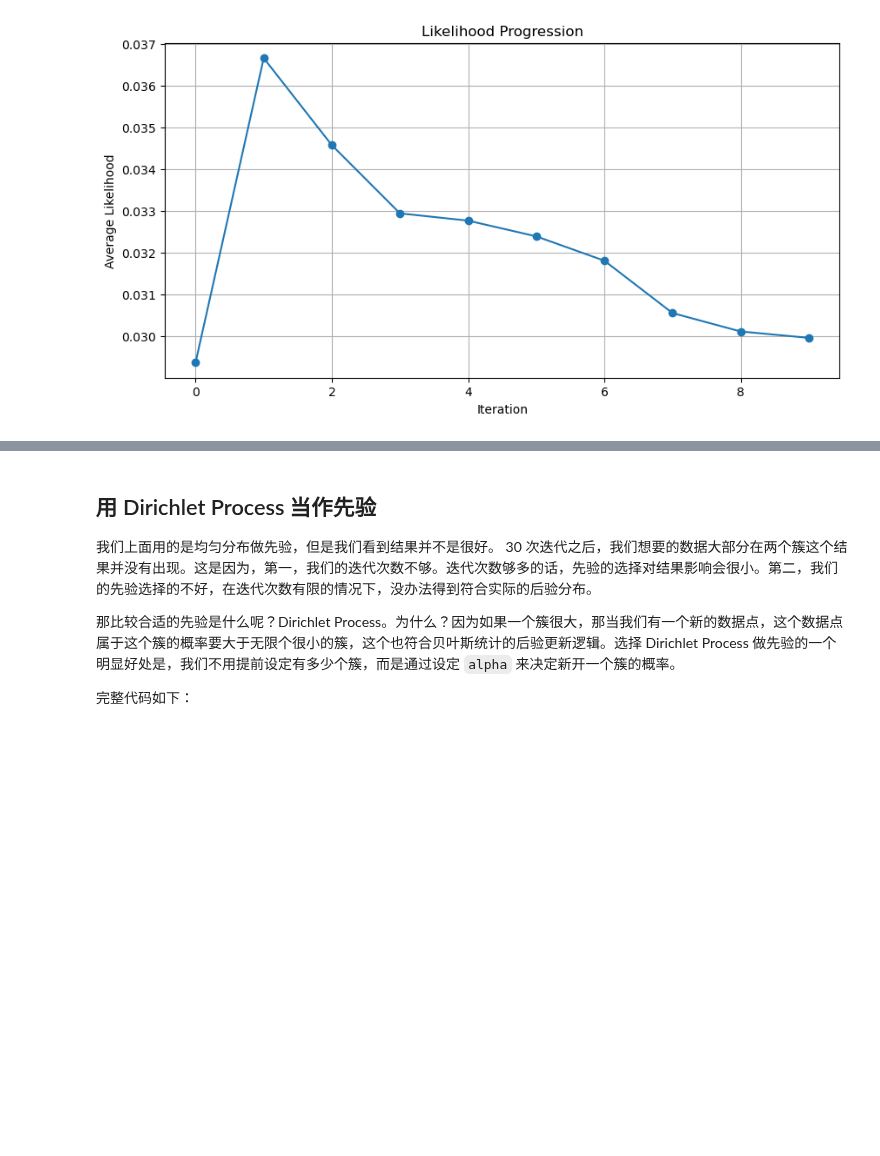
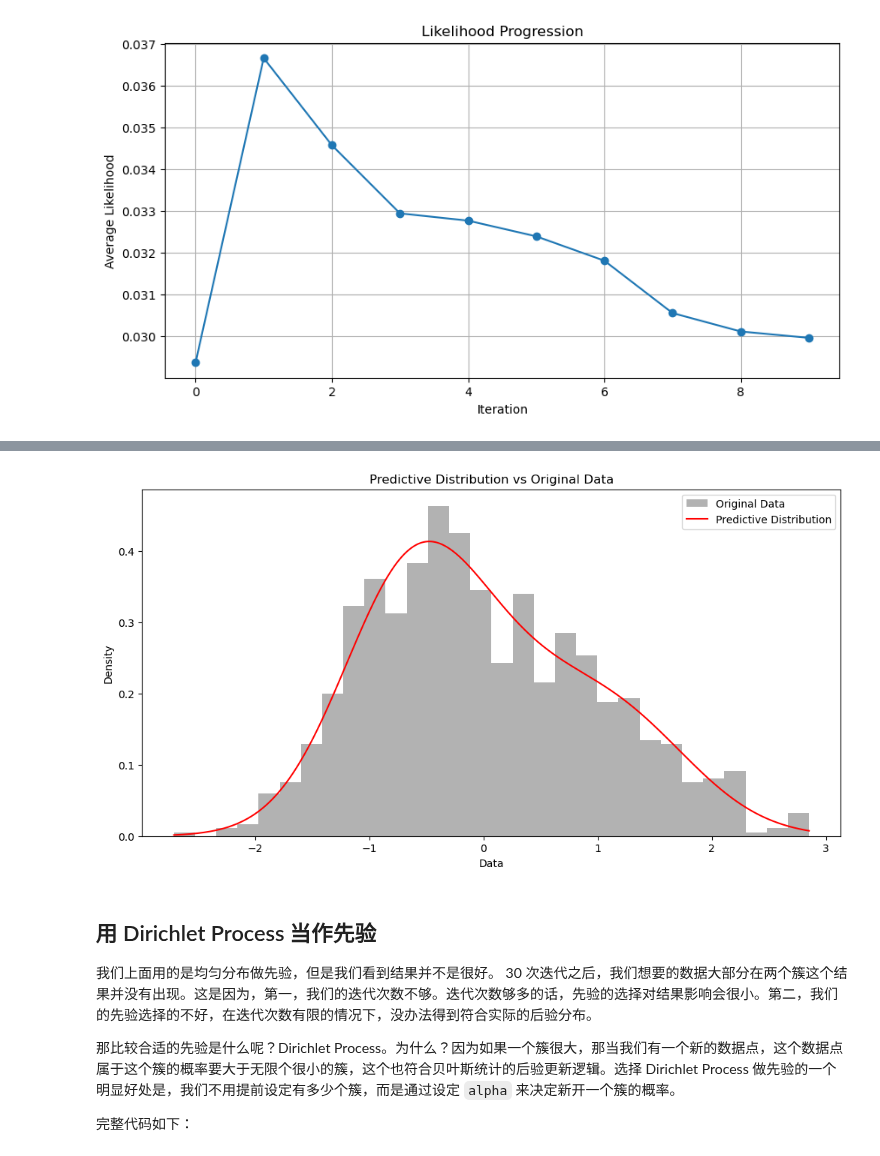
Before and after one commit to hongtaoh/hongtaoh.github.io, a Jupyter notebook: notebooks/2024-12-12-igmm.ipynb, the cells around one changed output, grey strips where cells are left out. Drawn from its saved outputs; the diff is of its cells as text; code cells hidden in the pictures; blank space fills up the shorter version.

```diff
--- a/notebooks/2024-12-12-igmm.ipynb
+++ b/notebooks/2024-12-12-igmm.ipynb
@@ -539,3 +615,23 @@ plot_likelihood_progression(p1s)
+# %%
+all_mus = {}
+all_sigmas = {}
+for k, k_params in cluster_params.items():
+    sigma2_samples = invgamma.rvs(
+        k_params['alpha'],
+        scale = k_params['beta'],
+        size = nsampling
+    )
+    sigma_samples = np.sqrt(sigma2_samples)
+    mu_samples = norm.rvs(
+        k_params["mu"],
+        sigma_samples/np.sqrt(k_params['kappa'])
+    )
+    all_mus[k] = mu_samples
+    all_sigmas[k] = sigma_samples
+
+plot_predictive_distribution(data, all_mus, all_sigmas, assignments)
+# %% [output]
+[figure, added]
 # %% [markdown]
 ## 用 Dirichlet Process 当作先验
 
```
Also changed, not shown: parts of 15 cells of this notebook, 7 other files.
